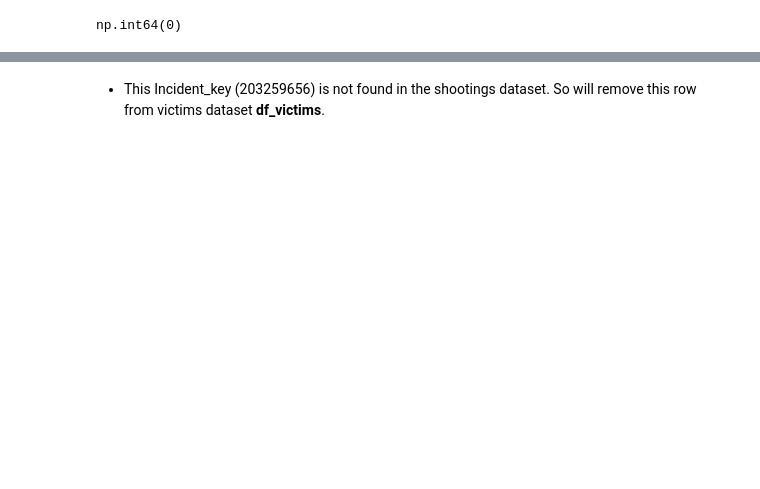
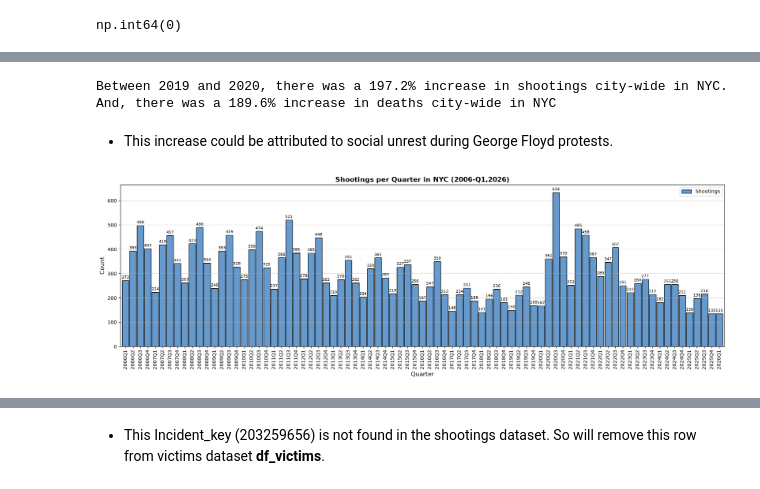
Before and after one commit to StevenKinghorn/NYCOpenData-Shootings-2006-Present, a Jupyter notebook: notebooks/3_EDA.ipynb, the cells around one changed output, grey strips where cells are left out. Cells and saved outputs as stored; diff of their text form; code cells hidden in the pictures; blank space fills up the shorter version.

```diff
--- a/notebooks/3_EDA.ipynb
+++ b/notebooks/3_EDA.ipynb
@@ -185,0 +211,40 @@ df_shootings[df_shootings["INCIDENT_KEY"] == 203259656]
+# %%
+shooting_inc = round((summary.loc['2020', 'Shootings'] / summary.loc['2019', 'Shootings']) * 100.0, 1)
+death_inc = round((summary.loc['2020', 'Deaths'] / summary.loc['2019', 'Deaths']) * 100.0, 1)
+print(f"Between 2019 and 2020, there was a {shooting_inc}% increase in shootings city-wide in NYC.")
+print(f"And, there was a {death_inc}% increase in deaths city-wide in NYC")
+# %% [output]
+Between 2019 and 2020, there was a 197.2% increase in shootings city-wide in NYC.
+And, there was a 189.6% increase in deaths city-wide in NYC
+# %% [markdown]
+- This increase could be attributed to social unrest during George Floyd protests.
+# %%
+mask = df_shootings['datetime'].between('2006-01-01', '2026-03-31')
+df_masked = df_shootings[mask].copy()
+quarter = df_masked['datetime'].dt.to_period('Q')
+
+summary = pd.DataFrame({
+    'Shootings': df_masked.groupby(quarter).size(),
+    #'Victims (Inc. Deaths)': df_masked.groupby(quarter)['n_victims'].sum(),
+    #'Deaths': df_masked.groupby(quarter)['n_deaths'].sum()
+}).sort_index()
+
+ax = summary.plot(
+    kind='bar',
+    figsize=(18,6),
+    color=['#6699CC'],
+    edgecolor='black',
+    width=0.9
+)
+ax.bar_label(ax.containers[0], fontsize=8, color='#000', padding=2)
+#ax.bar_label(ax.containers[1], fontsize=8, color='#000', padding=2)
+#ax.bar_label(ax.containers[2], fontsize=8, color='#000', padding=2)
+
+plt.title("Shootings per Quarter in NYC (2006-Q1,2026)", fontsize=14, fontweight='bold')
+plt.xlabel("Quarter", fontsize=12)
+plt.ylabel("Count", fontsize=12)
+plt.grid(axis='y', linestyle='--', alpha=0.7)
+plt.legend()
+plt.tight_layout()
+# %% [output]
+[figure, added]
```
Also changed, not shown: parts of 95 cells of this notebook.
